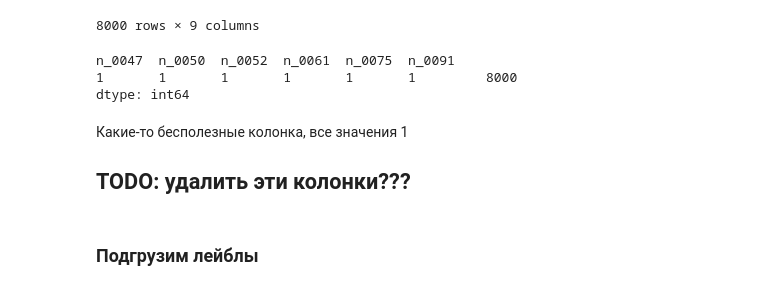
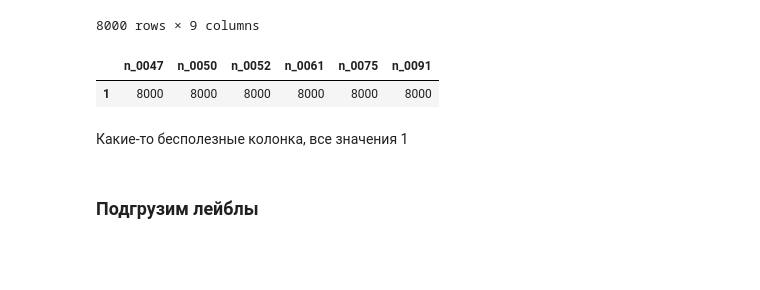
Before and after one commit to lainisourgod/research-skills, a Jupyter notebook: notebooks/001 - eda.ipynb, the cells around one changed output. Drawn from its saved outputs; the diff is of its cells as text; code cells hidden in the pictures; blank space fills up the shorter version.

```diff
--- a/notebooks/001 - eda.ipynb
+++ b/notebooks/001 - eda.ipynb
@@ -210,14 +235,12 @@ train_df[int_columns]
 | 7999 | 3997 | 1 | 1 | 1 | 1 | 1 | 1 | 125 | 4 |
 8000 rows × 9 columns
 # %%
-train_df[["n_0047", "n_0050", "n_0052", "n_0061", "n_0075", "n_0091"]].value_counts()
+train_df[["n_0047", "n_0050", "n_0052", "n_0061", "n_0075", "n_0091"]].apply(pd.value_counts)
 # %% [output]
-n_0047  n_0050  n_0052  n_0061  n_0075  n_0091
-1       1       1       1       1       1         8000
-dtype: int64
+|  | n_0047 | n_0050 | n_0052 | n_0061 | n_0075 | n_0091 |
+| 1 | 8000 | 8000 | 8000 | 8000 | 8000 | 8000 |
 # %% [markdown]
 Какие-то бесполезные колонка, все значения 1
-## TODO: удалить эти колонки???
 # %% [markdown]
 ### Подгрузим лейблы
 # %%
```
Also changed, not shown: parts of 12 cells of this notebook, 5 other files.
